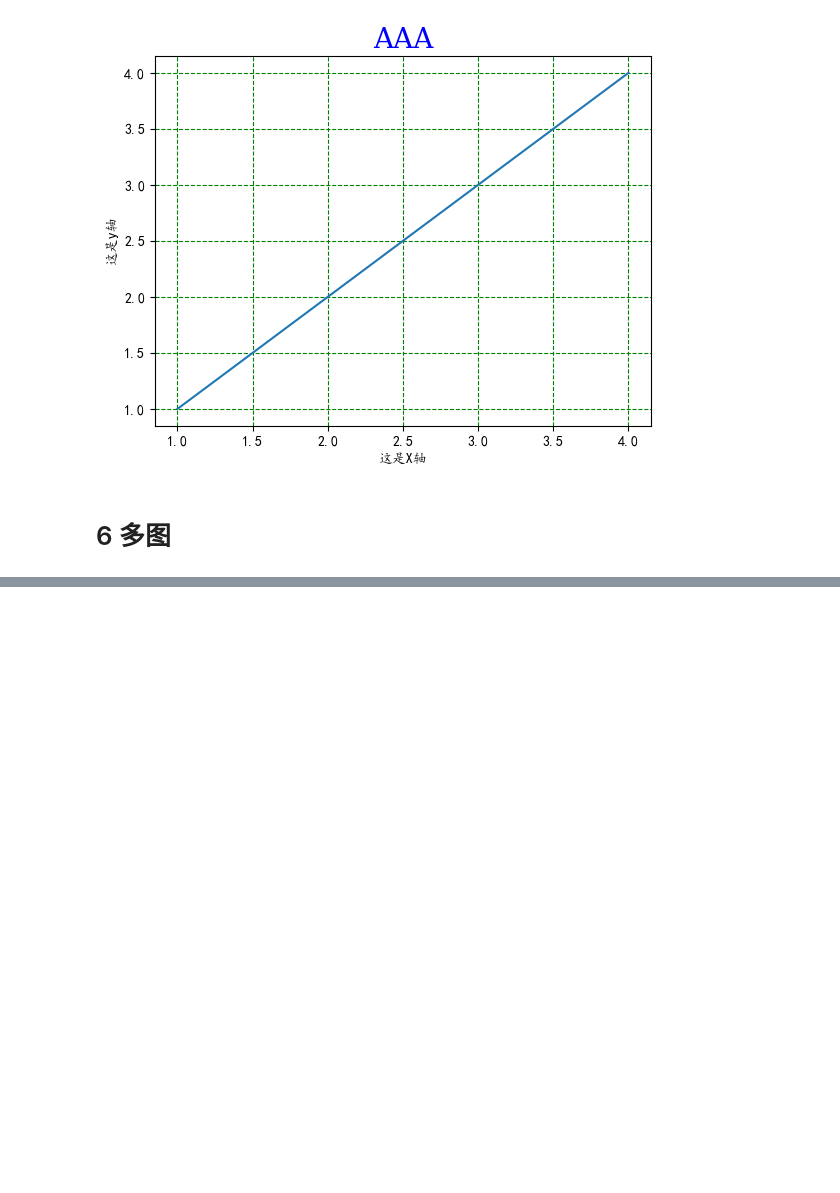
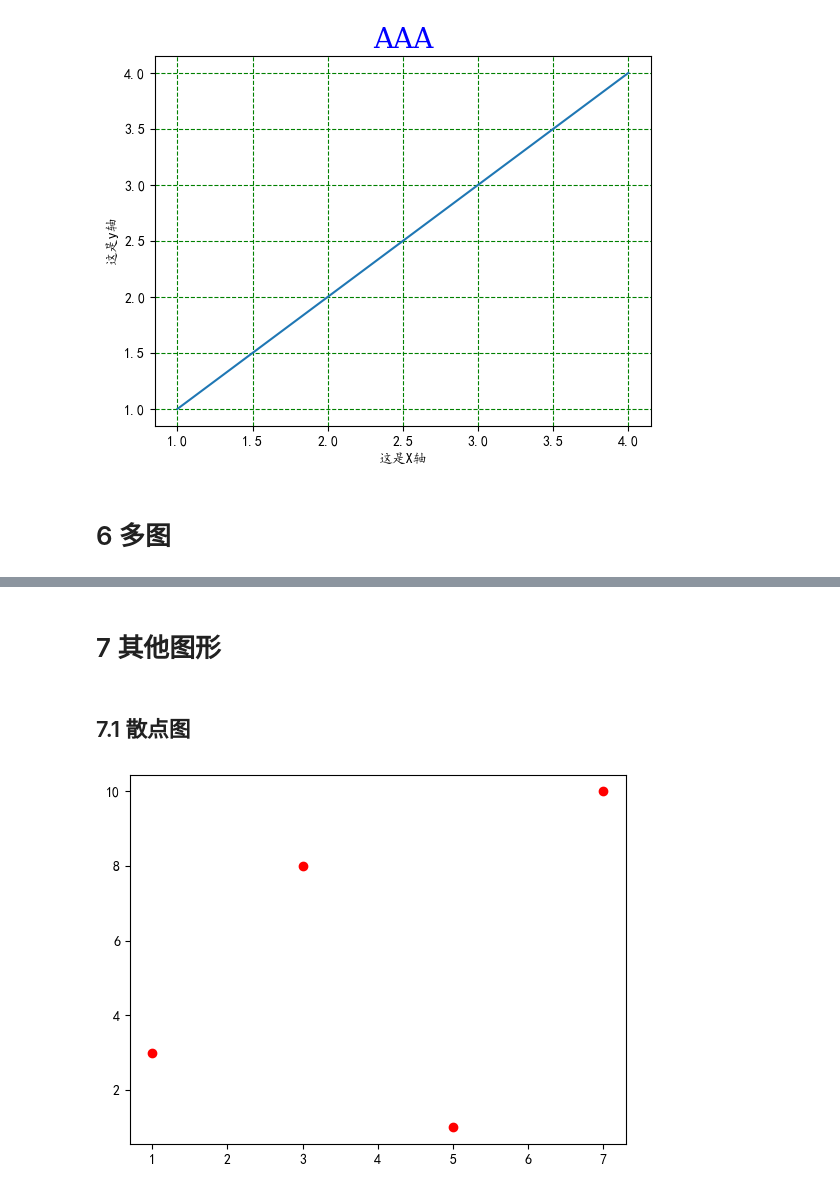
Before and after one commit to 1517005260/ai-learning, a Jupyter notebook: data-analysis/Matplotlib/notes.ipynb, the cells around one changed output, grey strips where cells are left out. Drawn from its saved outputs; the diff is of its cells as text; code cells hidden in the pictures; blank space fills up the shorter version.

```diff
--- a/data-analysis/Matplotlib/notes.ipynb
+++ b/data-analysis/Matplotlib/notes.ipynb
@@ -129,0 +151,13 @@ plt.show()
+# %% [markdown]
+# 7 其他图形
+# %% [markdown]
+## 7.1 散点图
+# %%
+x1 = np.array([1,3,5,7])
+y1 = np.array([3,8,1,10])
+
+plt.scatter(x1,y1,color='r')
+
+plt.show()
+# %% [output]
+[figure, added]
```
Also changed, not shown: parts of 11 cells of this notebook.
